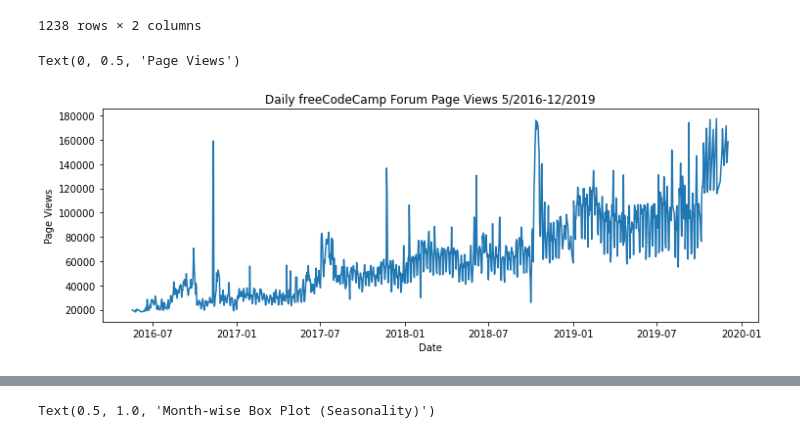
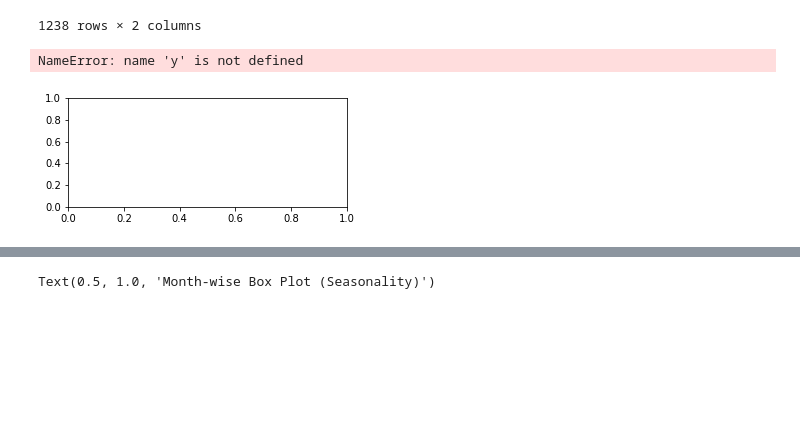
Before and after one commit to itsmeleandro/DataScience_firtSteps, a Jupyter notebook: time_serie_visualizer/functions.ipynb, the cells around one changed output, grey strips where cells are left out. Drawn from its saved outputs; the diff is of its cells as text; code cells hidden in the pictures; blank space fills up the shorter version.

```diff
--- a/time_serie_visualizer/functions.ipynb
+++ b/time_serie_visualizer/functions.ipynb
@@ -7,5 +19,7 @@ import numpy as np
 # %%
-df=pd.read_csv('fcc-forum-pageviews.csv')
+#df=pd.read_csv('fcc-forum-pageviews.csv')
 #df.columns
-df['value'].describe().round(2)
+#df['value'].describe().round(2)
+df=pd.read_csv('fcc-forum-pageviews.csv',parse_dates=['date'],index_col='date')
+df
 # %% [output]
@@ -60,15 +67,16 @@ df
 | 1303 | 2019-12-03 | 158549 |
 1238 rows × 2 columns
 # %%
-
-fig=plt.figure(figsize=(12,4))
-plt.plot(df['date'], df['value'])
-plt.title('Daily freeCodeCamp Forum Page Views 5/2016-12/2019')
-plt.xlabel('Date')
-plt.ylabel('Page Views')
-#now i save the chart as image
-fig.savefig('line_plot.png')
+df.index
+ # Draw line plot
+fig,ax=plt.subplots(figsize=(5,2))
+x=df.index
+ax.plot(x,y)
+#plt.plot(df['date'], df['value'])
+ax.set_title('Daily freeCodeCamp Forum Page Views 5/2016-12/2019')
+ax.set_xlabel('Date')
+ax.set_ylabel('Page Views')
 # %% [output]
-Text(0, 0.5, 'Page Views')
+NameError: name 'y' is not defined
-[figure, old version]
+[figure, new version]
 # %%
```
Also changed, not shown: parts of 5 cells of this notebook, 3 other files.
